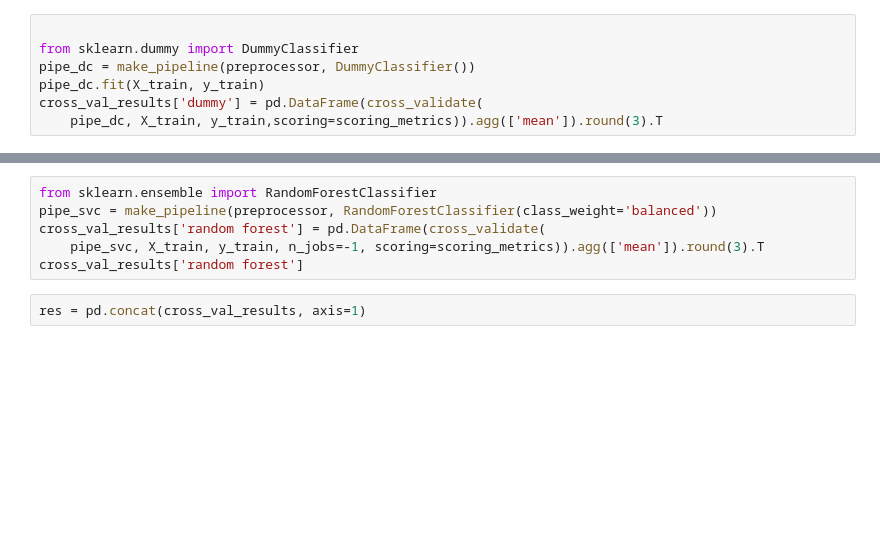
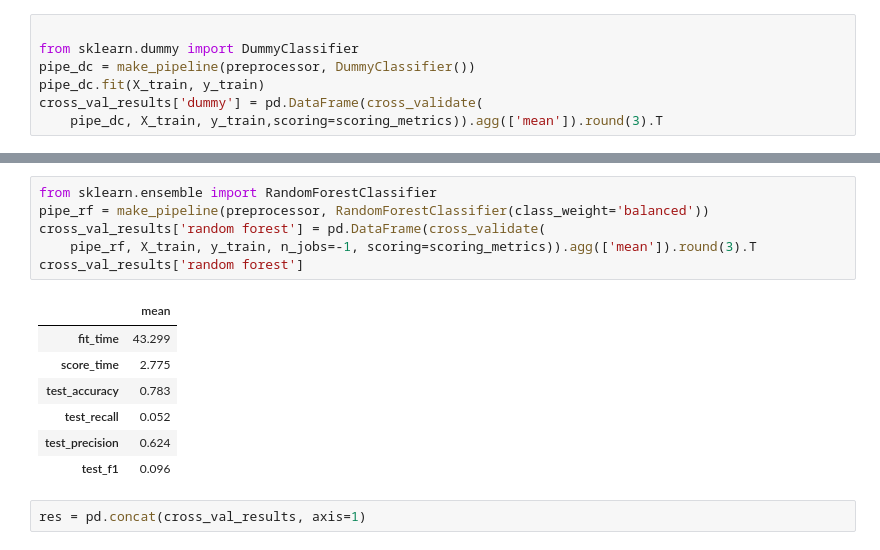
Before and after one commit to UBC-MDS/DSCI-522_Team12, a Jupyter notebook: notebooks/2.1-ly_analysis.ipynb, the cells around one changed output, grey strips where cells are left out. Drawn from its saved outputs; the diff is of its cells as text; blank space fills up the shorter version.

```diff
--- a/src/analysis/ly_analysis.ipynb
+++ b/notebooks/2.1-ly_analysis.ipynb
@@ -136,9 +177,17 @@ cross_val_results['svc']
 # %%
 from sklearn.ensemble import RandomForestClassifier
-pipe_svc = make_pipeline(preprocessor, RandomForestClassifier(class_weight='balanced'))
+pipe_rf = make_pipeline(preprocessor, RandomForestClassifier(class_weight='balanced'))
 cross_val_results['random forest'] = pd.DataFrame(cross_validate(
-    pipe_svc, X_train, y_train, n_jobs=-1, scoring=scoring_metrics)).agg(['mean']).round(3).T
+    pipe_rf, X_train, y_train, n_jobs=-1, scoring=scoring_metrics)).agg(['mean']).round(3).T
 cross_val_results['random forest']
+# %% [output]
+|  | mean |
+| fit_time | 43.299 |
+| score_time | 2.775 |
+| test_accuracy | 0.783 |
+| test_recall | 0.052 |
+| test_precision | 0.624 |
+| test_f1 | 0.096 |
 # %%
 res = pd.concat(cross_val_results, axis=1)
 # %%
```
Also changed, not shown: parts of 14 cells of this notebook, 1 other file.
